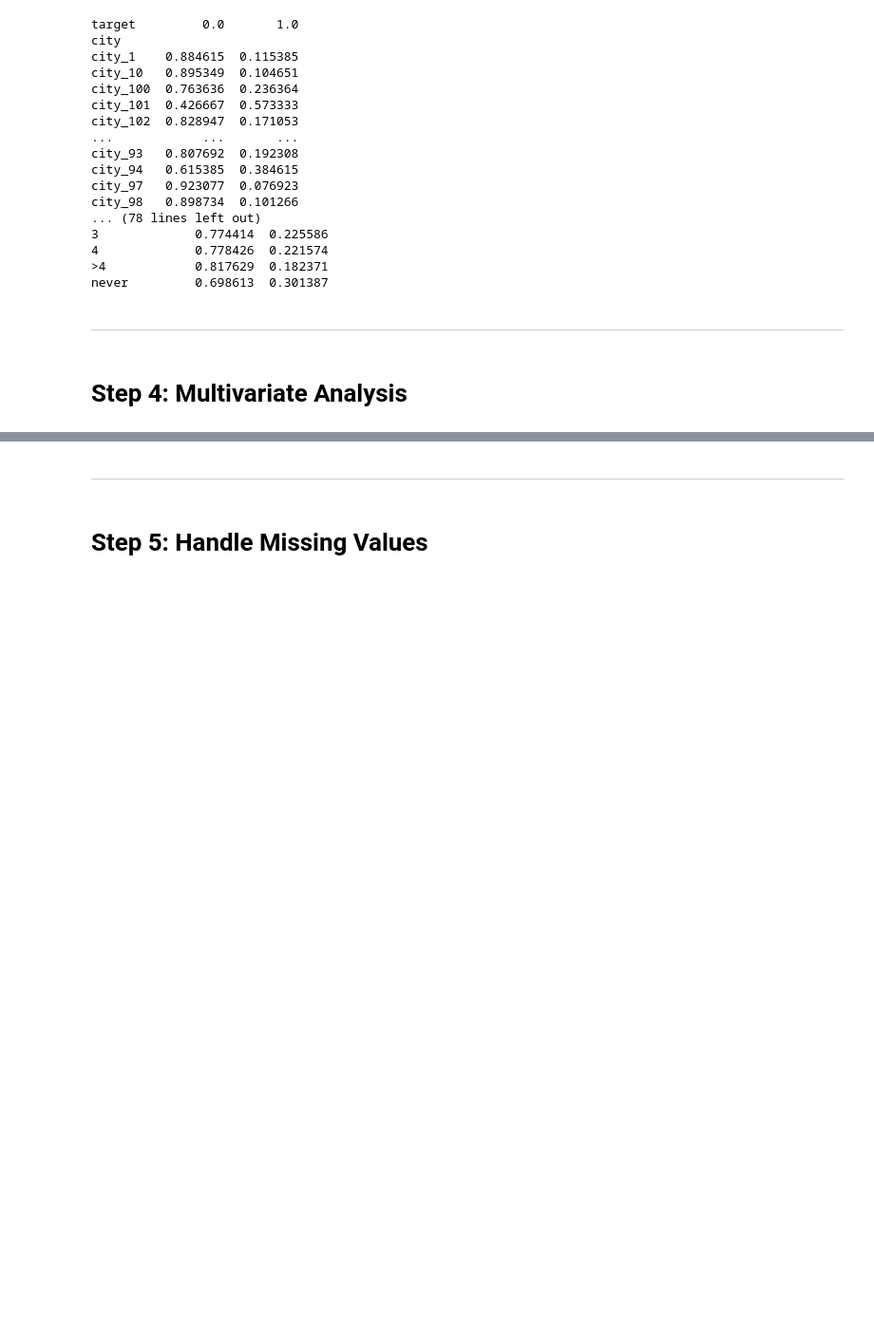
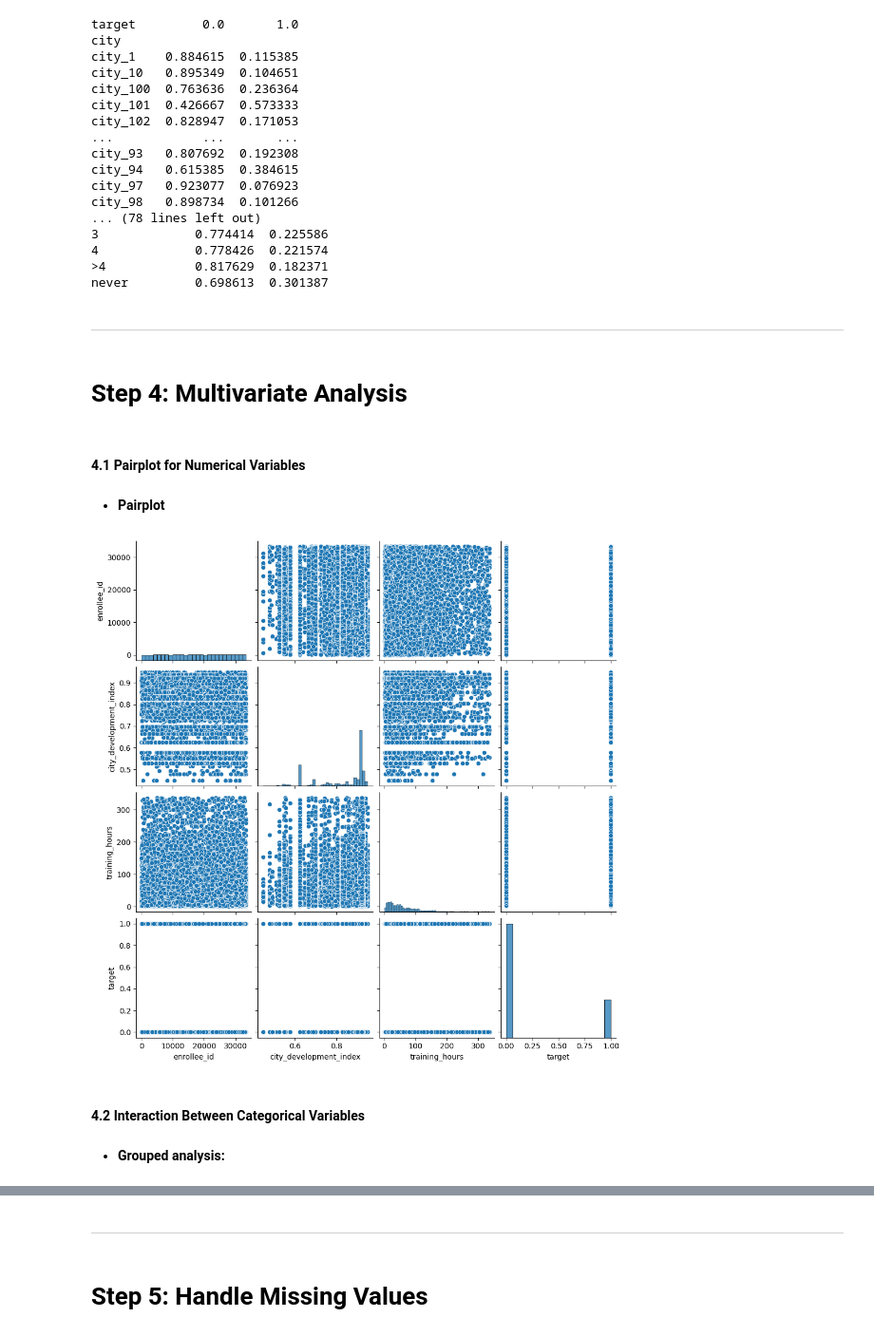
Before and after one commit to asiemachris12/DS-Job-Change-Prediction-Machine-Learning-Project, a Jupyter notebook: 002. DS Job Change.ipynb, the cells around one changed output, grey strips where cells are left out. Shown at 95% size. Drawn from its saved outputs; the diff is of its cells as text; code cells hidden in the pictures; blank space fills up the shorter version.

Commit message:
images

```diff
--- a/002. DS Job Change.ipynb
+++ b/002. DS Job Change.ipynb
@@ -246,3 +258,16 @@ never         0.698613  0.301387
 ---
 # %% [markdown]
 # Step 4: Multivariate Analysis
+# %% [markdown]
+#### **4.1 Pairplot for Numerical Variables**
+# %% [markdown]
+- **Pairplot**
+# %%
+sns.pairplot(df[numerical_columns])
+plt.show()
+# %% [output]
+[figure, added]
+# %% [markdown]
+#### **4.2 Interaction Between Categorical Variables**
+# %% [markdown]
+- **Grouped analysis:**
```
Also changed, not shown: parts of 16 cells of this notebook, 8 other files.
